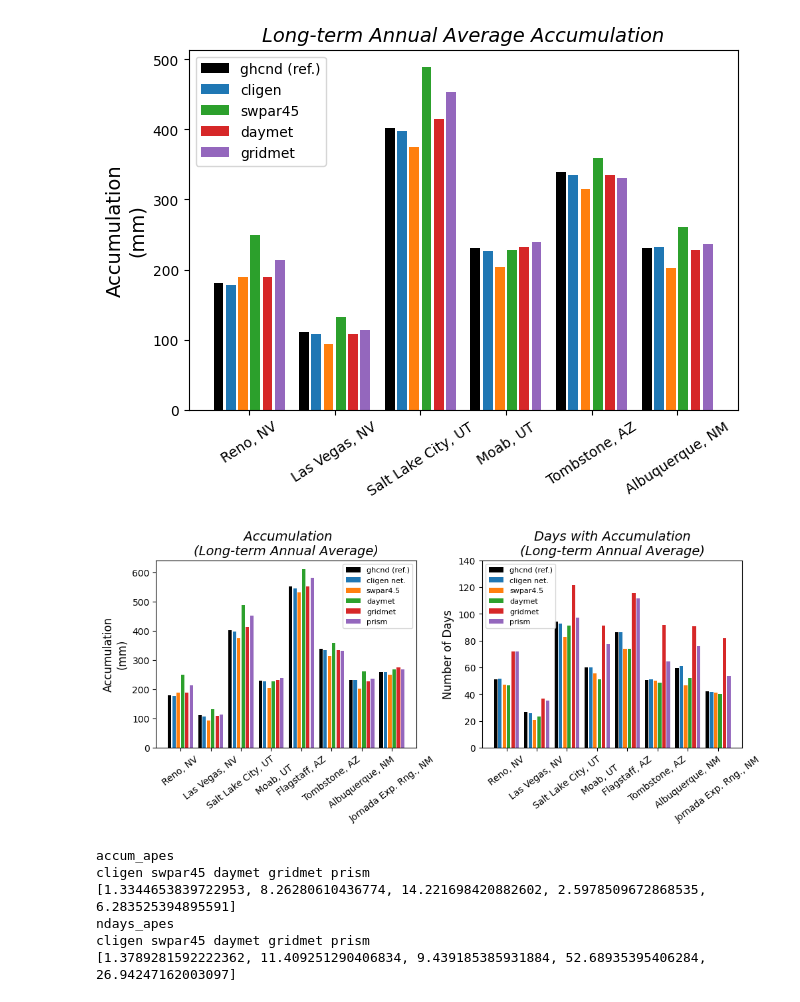
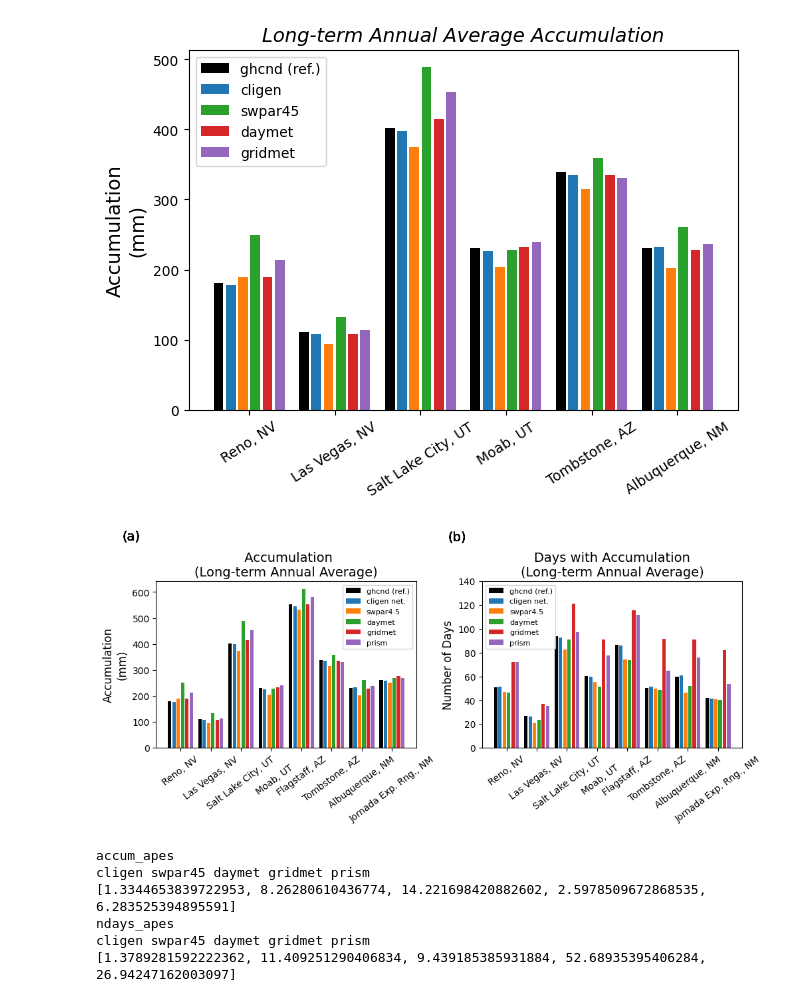
Before and after one commit to afullhart/climatechange, a Jupyter notebook: Figures/Figure_wet_days_annual_accum.ipynb, the cells around one changed output. Drawn from its saved outputs; the diff is of its cells as text; code cells hidden in the pictures.

```diff
--- a/Figures/Figure_wet_days_annual_accum.ipynb
+++ b/Figures/Figure_wet_days_annual_accum.ipynb
@@ -218,14 +218,14 @@ import os
 from decimal import Decimal
 
 dataDIR = '/content/drive/My Drive/Colab Notebooks/GHCNd'
-saveFILE = '/content/drive/My Drive/GEE_Downloads/Fig_AnnualP_WetD.jpg'
+saveFILE = '/content/drive/My Drive/GEE_Downloads/Fig6.jpg'
 
 lvlOneFolders = ['rn', 'lv', 'sl', 'mb', 'fs', 'tb', 'ab', 'jd']
 labels = ['Reno, NV', 'Las Vegas, NV', 'Salt Lake City, UT', '\nMoab, UT', 'Flagstaff, AZ', 'Tombstone, AZ', 'Albuquerque, NM', 'Jornada Exp. Rng., NM']
 
 fig, ax = plt.subplots(1, 2, layout='constrained', figsize=(10, 4.5))
 plt.rcParams['axes.grid'] = True
-
+#plt.rcParams['font.family'] = 'sans-serif'
 data_years = [40, 40, 40, 34, 35, 33]
 
 for ax_i in range(2):
@@ -285,40 +285,42 @@ for ax_i in range(2):
     color = ['#000000', '#1f77b4', '#ff7f0e', '#2ca02c', '#d62728', '#9467bd']
 
     if ax_i == 0:
+      ax[0].text(-10, 800, '(a)', size=14)
       ax[0].bar([j+1+(i*6), j+2+(i*6), j+3+(i*6), j+4+(i*6), j+5+(i*6), j+6+(i*6)], [sum(ghcnd_p)/data_years[0], sum(cligen_p)/data_years[1], sum(swpar45_p)/data_years[2], sum(daymet_p)/data_years[3], sum(gridmet_p)/data_years[4], sum(prism_p)/data_years[5]], color=color)
       ax[0].set_xticks([3.5, 10.5, 17.5, 24.5, 31.5, 38.5, 45.5, 52.5])
       ax[0].set_xticklabels(labels, rotation=37, ha='center')
       ax[0].grid(False)
-      ax[0].set_title(' Accumulation\n(Long-term Annual Average)', size=14, fontstyle='oblique')
+      ax[0].set_title(' Accumulation\n(Long-term Annual Average)', size=14, fontstyle='normal')
       ax[0].set_ylabel('Accumulation\n(mm)', size=12, fontstyle='normal')
 
     else:
+      ax[1].text(-10, 174.5, '(b)', size=14)
       ax[1].bar([j+1+(i*6), j+2+(i*6), j+3+(i*6), j+4+(i*6), j+5+(i*6), j+6+(i*6)], [len(ghcnd_p)/data_years[0], len(cligen_p)/data_years[1], len(swpar45_p)/data_years[2], len(daymet_p)/data_years[3], len(gridmet_p)/data_years[4], len(prism_p)/data_years[5]], color=color)
       ax[1].set_xticks([3.5, 10.5, 17.5, 24.5, 31.5, 38.5, 45.5, 52.5])
       ax[1].set_xticklabels(labels, rotation=37, ha='center')
       ax[1].grid(False)
-      ax[1].set_title('Days with Accumulation\n(Long-term Annual Average)', size=14, fontstyle='oblique')
+      ax[1].set_title('Days with Accumulation\n(Long-term Annual Average)', size=14, fontstyle='normal')
       ax[1].set_ylim(0, 140)
       ax[1].set_ylabel('Number of Days', size=12, fontstyle='normal')
 
     j += 1
 
   ghcnd, = ax[ax_i].bar([0], [0], width=0, color=color[0])
   cligen, = ax[ax_i].bar([0], [0], width=0, color=color[1])
   swpar45, = ax[ax_i].bar([0], [0], width=0, color=color[2])
   daymet, = ax[ax_i].bar([0], [0], width=0, color=color[3])
   gridmet, = ax[ax_i].bar([0], [0], width=0, color=color[4])
   prism, = ax[ax_i].bar([0], [0], width=0, color=color[5])
   legend_labels = ['ghcnd (ref.)', 'cligen net.', 'swpar4.5', 'daymet', 'gridmet', 'prism']
   if ax_i == 0:
     ax[ax_i].legend(handles=[ghcnd, cligen, swpar45, daymet, gridmet, prism], labels=legend_labels, fontsize=8, loc='upper right')
   else:
     ax[ax_i].legend(handles=[ghcnd, cligen, swpar45, daymet, gridmet, prism], labels=legend_labels, fontsize=8, loc='upper left')
 
 
 fig.savefig(saveFILE, dpi=600, bbox_inches='tight')
 # %% [output]
-[figure, old version]
+[figure, new version]
 # %%
 import pandas as pd
 import numpy as np
```
Also changed, not shown: parts of 1 cell of this notebook.
